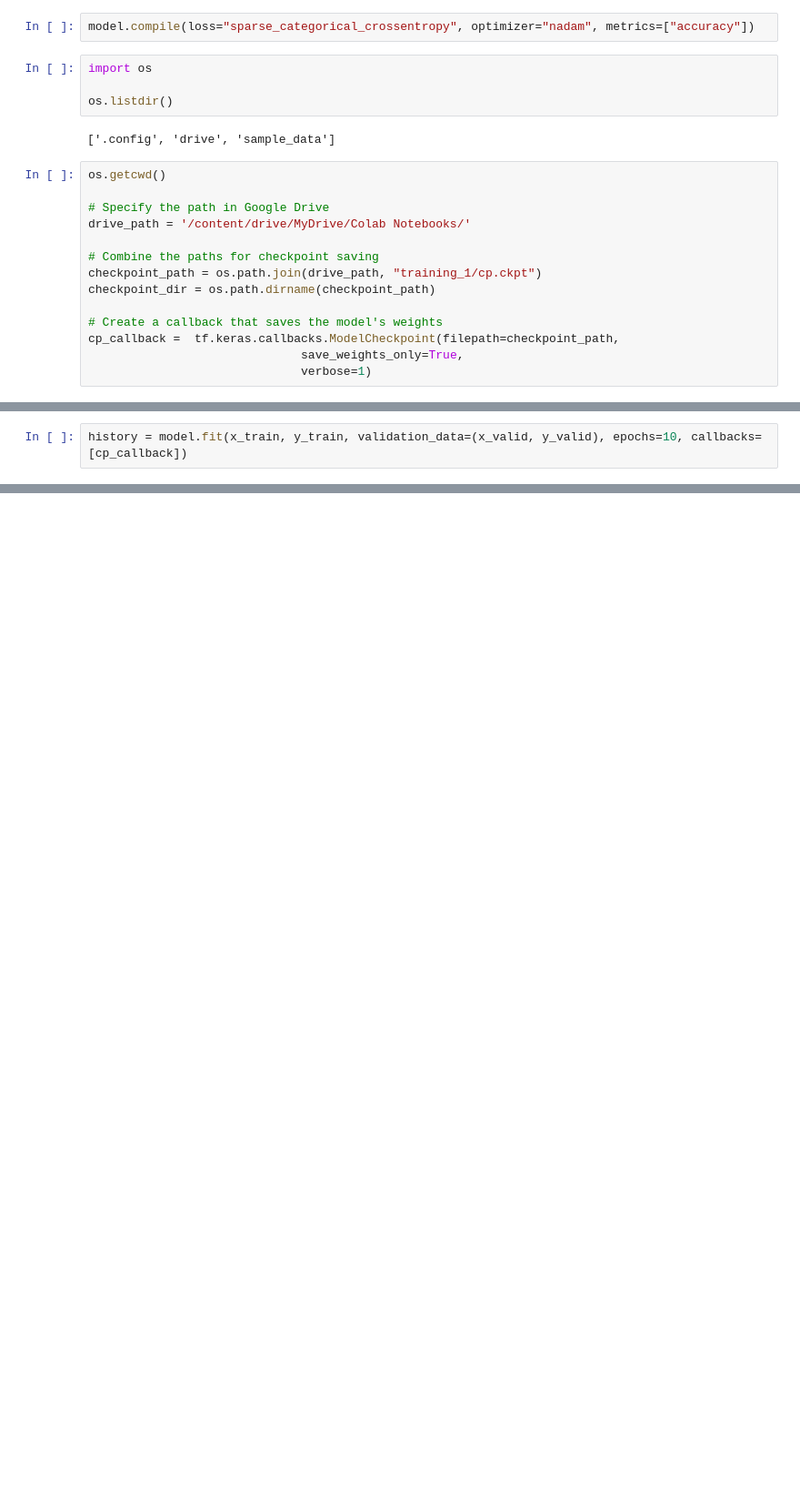
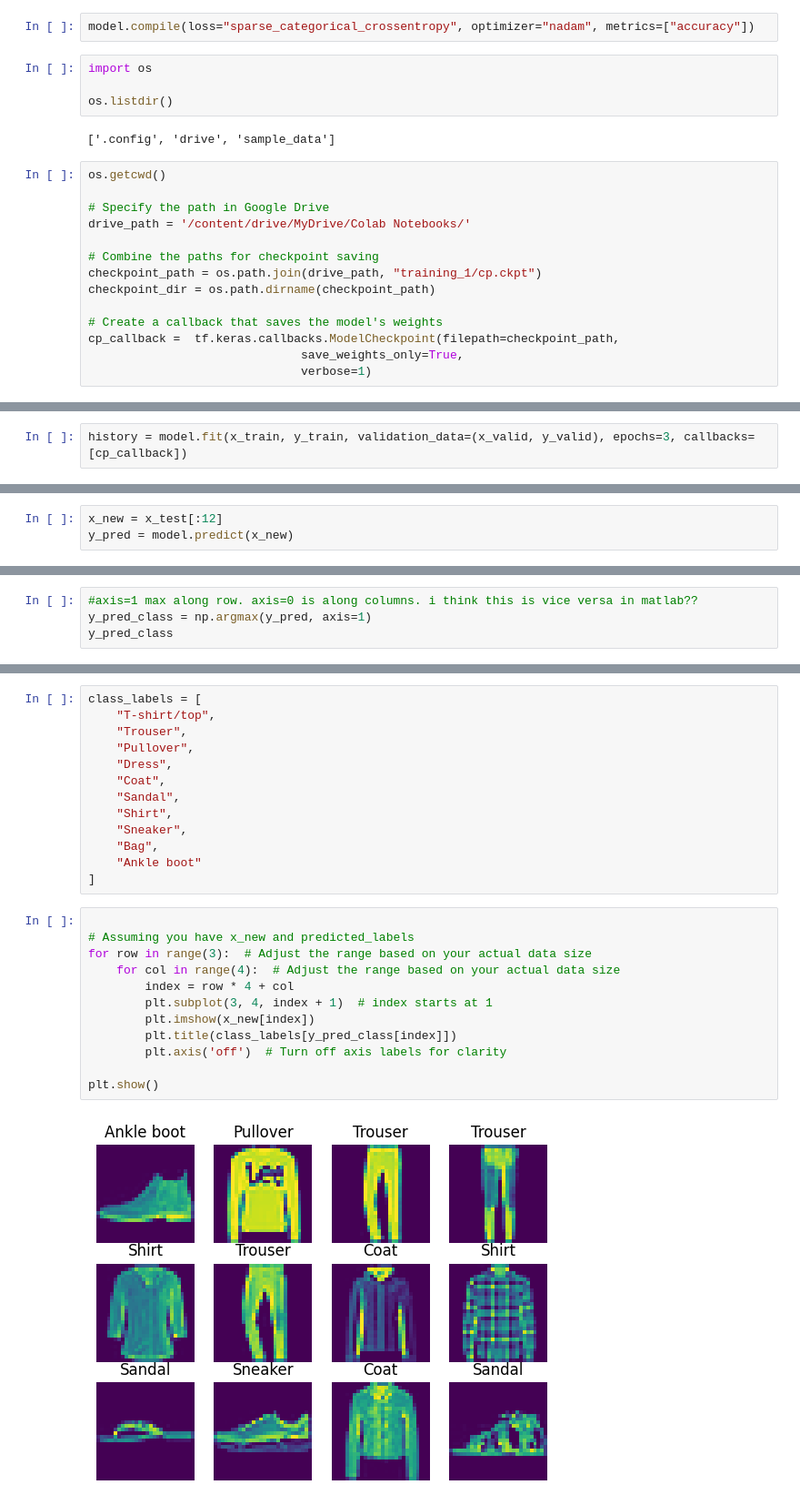
Before and after one commit to psukphranee/Machine-Learning-Projects, a Jupyter notebook: Implement_Basic_CNN_for_Fashion_MNIST.ipynb, the cells around one changed output, grey strips where cells are left out. Shown at 91% size. Saved outputs shown, nothing was run; the diff lists cells and outputs as text; blank space fills up the shorter version.

```diff
--- a/Implement_Basic_CNN_for_Fashion_MNIST.ipynb
+++ b/Implement_Basic_CNN_for_Fashion_MNIST.ipynb
@@ -69,3 +98,3 @@ cp_callback =  tf.keras.callbacks.ModelCheckpoint(filepath=checkpoint_path,
 # %%
-history = model.fit(x_train, y_train, validation_data=(x_valid, y_valid), epochs=10, callbacks=[cp_callback])
+history = model.fit(x_train, y_train, validation_data=(x_valid, y_valid), epochs=3, callbacks=[cp_callback])
 # %% [output]
@@ -90,0 +118,3 @@ Epoch 7/10
+# %%
+x_new = x_test[:12]
+y_pred = model.predict(x_new)
@@ -90,0 +123,4 @@ Epoch 7/10
+# %%
+#axis=1 max along row. axis=0 is along columns. i think this is vice versa in matlab??
+y_pred_class = np.argmax(y_pred, axis=1)
+y_pred_class
@@ -90,0 +133,27 @@ Epoch 7/10
+# %%
+class_labels = [
+    "T-shirt/top",
+    "Trouser",
+    "Pullover",
+    "Dress",
+    "Coat",
+    "Sandal",
+    "Shirt",
+    "Sneaker",
+    "Bag",
+    "Ankle boot"
+]
+# %%
+
+# Assuming you have x_new and predicted_labels
+for row in range(3):  # Adjust the range based on your actual data size
+    for col in range(4):  # Adjust the range based on your actual data size
+        index = row * 4 + col
+        plt.subplot(3, 4, index + 1)  # index starts at 1
+        plt.imshow(x_new[index])
+        plt.title(class_labels[y_pred_class[index]])
+        plt.axis('off')  # Turn off axis labels for clarity
+
+plt.show()
+# %% [output]
+[figure, added]
```
Also changed, not shown: parts of 9 cells of this notebook.
